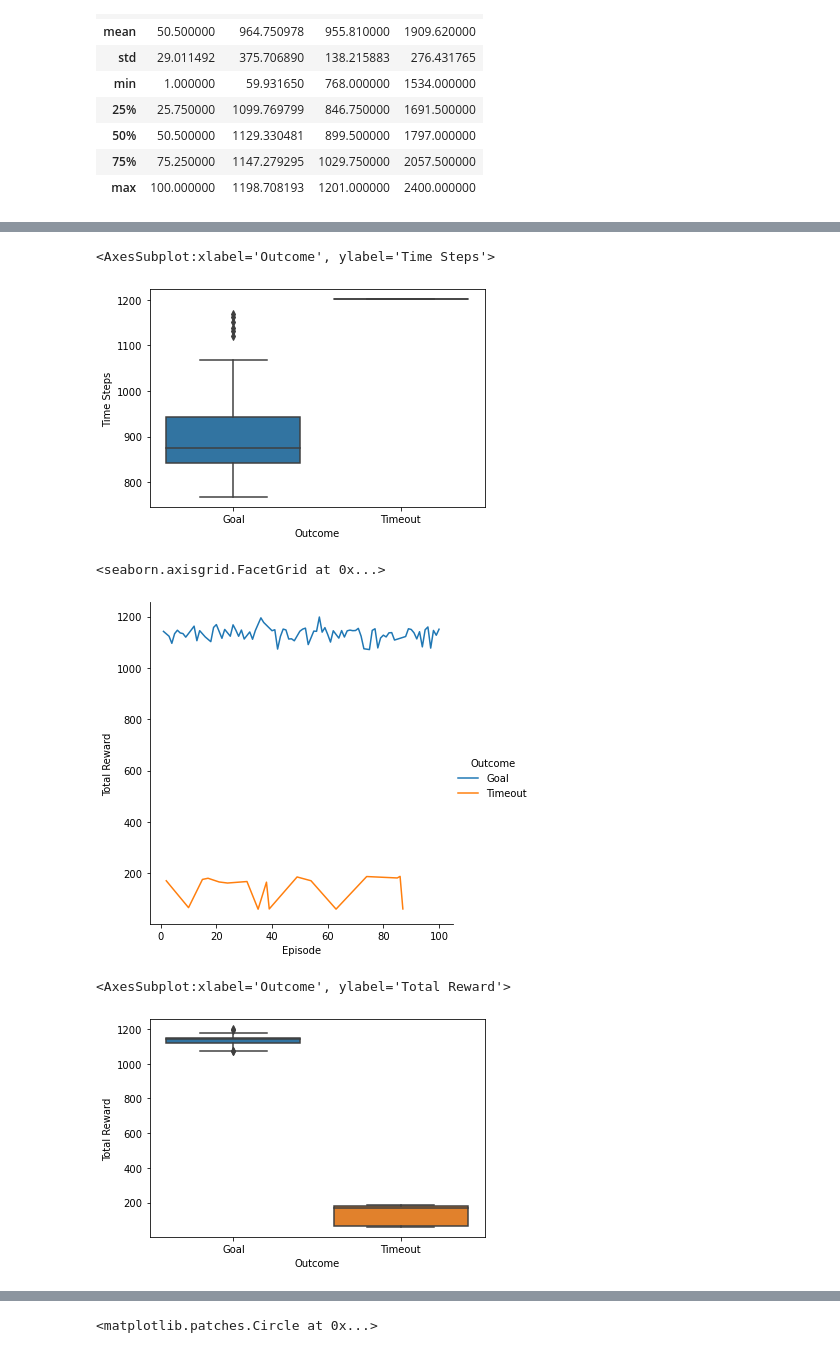
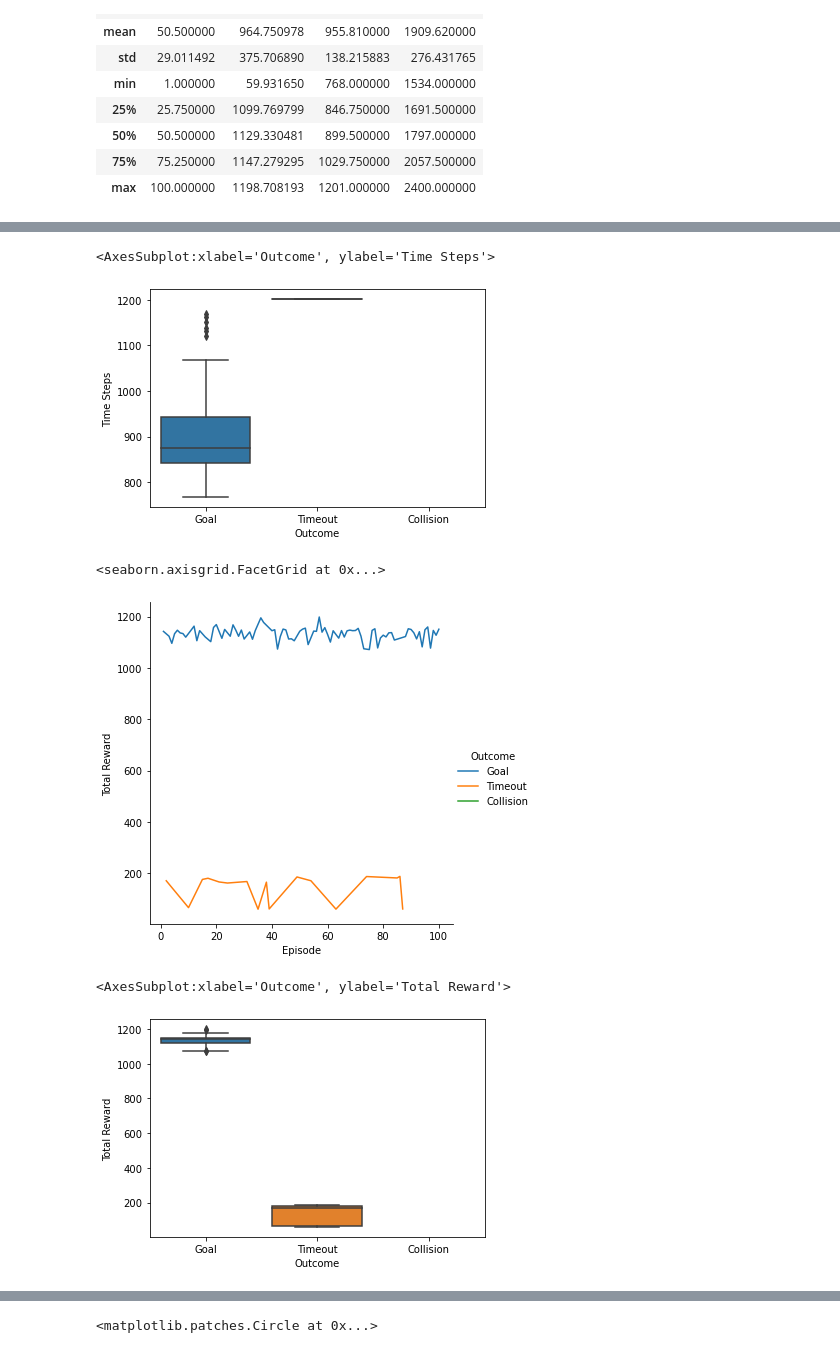
Before and after one commit to Christos-14/gym-ACAS2D, a Jupyter notebook: notebooks/simulation_ACAS2D_PPO_1048576_7_100.ipynb, the cells around one changed output, grey strips where cells are left out. Saved outputs shown, nothing was run; the diff lists cells and outputs as text; code cells hidden in the pictures.

```diff
--- a/notebooks/simulation_ACAS2D_PPO_1048576_7_100.ipynb
+++ b/notebooks/simulation_ACAS2D_PPO_1048576_7_100.ipynb
@@ -126,20 +127,21 @@ sns.relplot(x="Episode", y="Time Steps", data=simulation,
 # %%
-sns.boxplot(x="Outcome", y="Time Steps", data=simulation)
+sns.boxplot(x="Outcome", y="Time Steps", data=simulation, order=["Goal", "Timeout", "Collision"])
 # %% [output]
 <AxesSubplot:xlabel='Outcome', ylabel='Time Steps'>
-[figure, old version]
+[figure, new version]
 # %%
 sns.relplot(x="Episode", y="Total Reward", data=simulation,
             kind ="line",
-            hue="Outcome")
+            hue="Outcome",
+            hue_order=["Goal", "Timeout", "Collision"])
 # %% [output]
 <seaborn.axisgrid.FacetGrid at 0x...>
-[figure, old version]
+[figure, new version]
 # %%
-sns.boxplot(x="Outcome", y="Total Reward", data=simulation)
+sns.boxplot(x="Outcome", y="Total Reward", data=simulation, order=["Goal", "Timeout", "Collision"])
 # %% [output]
 <AxesSubplot:xlabel='Outcome', ylabel='Total Reward'>
-[figure, old version]
+[figure, new version]
 # %%
 # Create detailed dataframe
 
```
Also changed, not shown: parts of 21 cells of this notebook, 16 other files.
